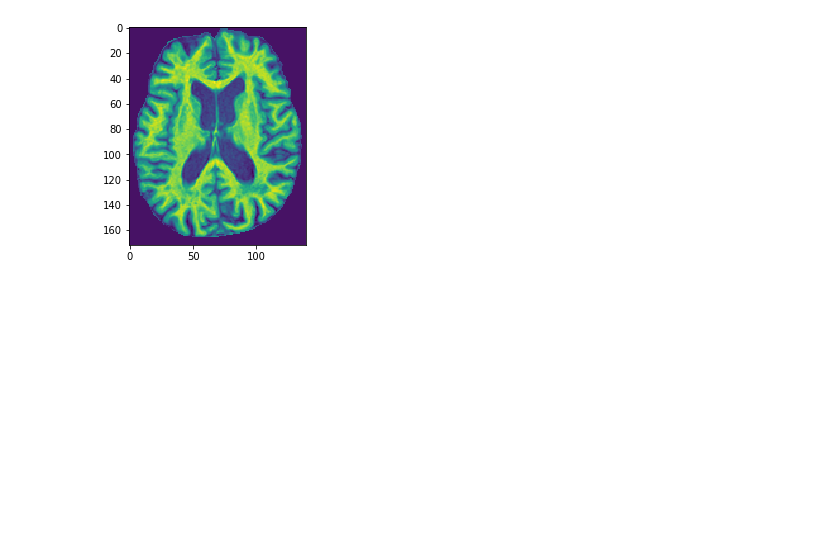
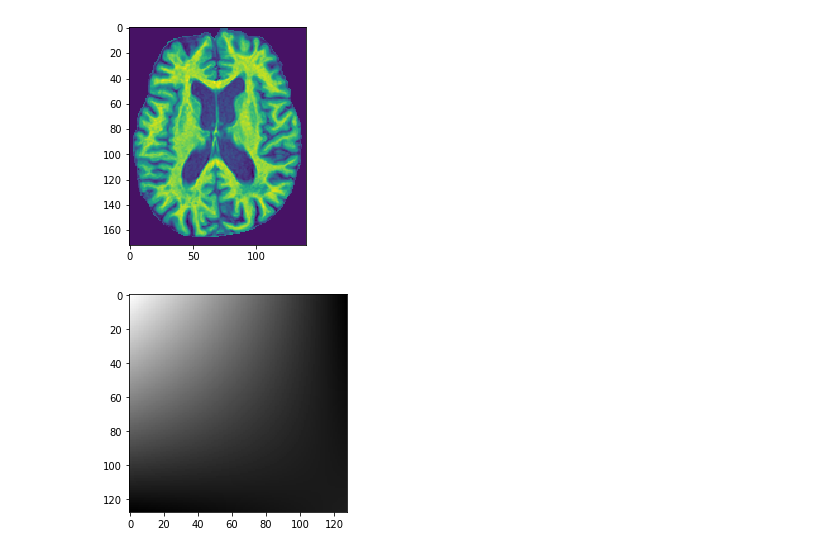
Before and after one commit to sami-ets/DeepNormalize, a Jupyter notebook: deepNormalize/preprocessing/test.ipynb, the cells around one changed output. Cells and saved outputs as stored; diff of their text form; code cells hidden in the pictures; blank space fills up the shorter version.

```diff
--- a/deepNormalize/preprocessing/test.ipynb
+++ b/deepNormalize/preprocessing/test.ipynb
@@ -106,3 +106,15 @@ plt.show()
 [figure]
 [figure]
 [figure]
+# %%
+cols = 128
+rows = 128
+alpha = np.random.normal(0, 1)
+x = np.linspace(1-alpha, 1+alpha,cols)
+y = np.linspace(1-alpha, 1+alpha, rows)
+[X, Y] = np.meshgrid(x, y)
+bias = np.multiply(X, Y)
+plt.imshow(bias, cmap="gray")
+plt.show()
+# %% [output]
+[figure, added]
```
Also changed, not shown: parts of 21 cells of this notebook, 6 other files.
